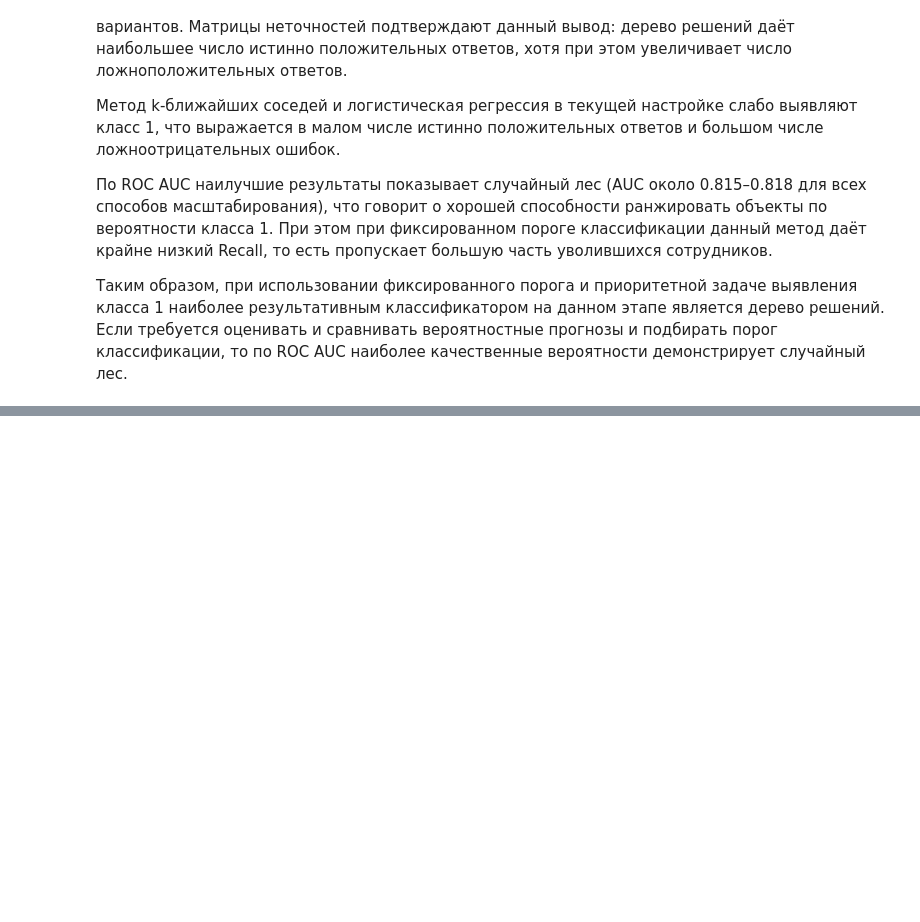
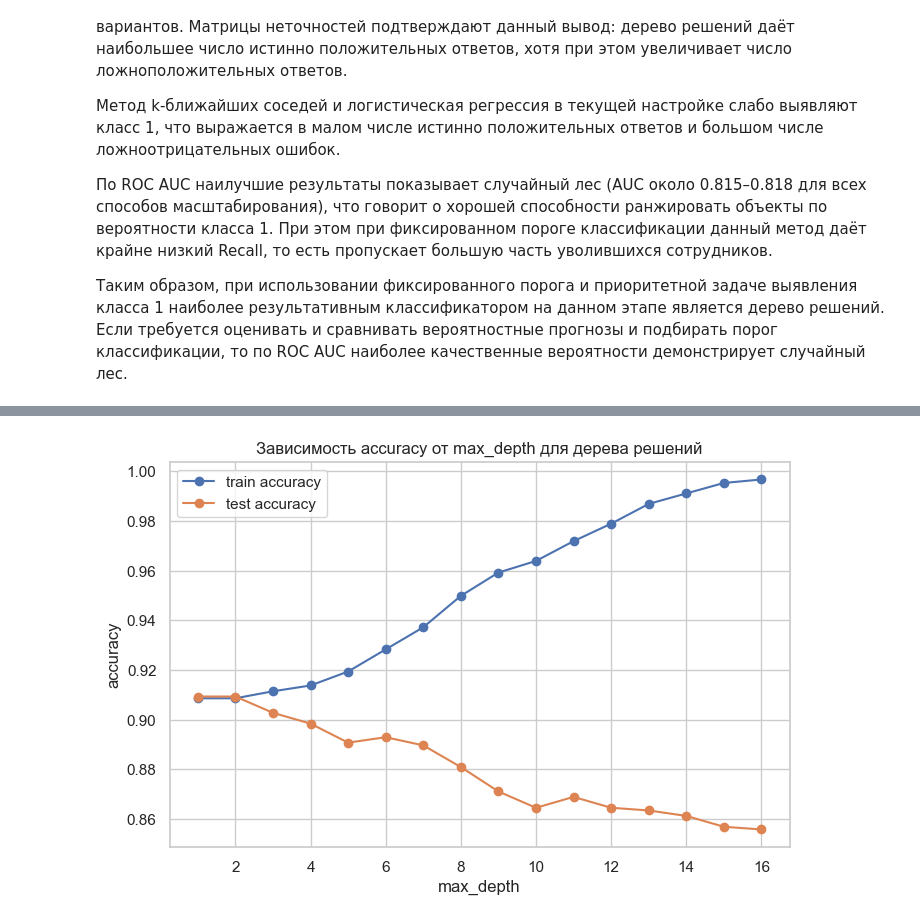
Before and after one commit to cocahonka/suai-data-science-labs, a Jupyter notebook: lab5/ЛР5_Мясников_2.ipynb, the cells around one changed output, grey strips where cells are left out. Drawn from its saved outputs; the diff is of its cells as text; code cells hidden in the pictures; blank space fills up the shorter version.

```diff
--- a/lab5/ЛР5_Мясников_2.ipynb
+++ b/lab5/ЛР5_Мясников_2.ipynb
@@ -701,0 +890,46 @@ for scaler_name in model_results:
+# %%
+from sklearn.tree import DecisionTreeClassifier
+from sklearn.metrics import accuracy_score
+import matplotlib.pyplot as plt
+
+# выбор обучающих и тестовых данных для standard scaler
+# X_train_standard – обучающая выборка признаков
+# X_test_standard – тестовая выборка признаков (аналог валидационной выборки X_valid)
+# y_train_standard, y_test_standard – соответствующие целевые переменные
+X_train_standard = scaled_data["standard"]["X_train"]
+X_test_standard = scaled_data["standard"]["X_test"]
+y_train_standard = scaled_data["standard"]["y_train"]
+y_test_standard = scaled_data["standard"]["y_test"]
+
+# диапазон значений max_depth, для которых будет оцениваться качество
+max_depth_values = list(range(1, 17))
+train_accuracies = []  # accuracy на обучающей выборке
+test_accuracies = []  # accuracy на тестовой (валидационной) выборке
+
+for current_max_depth in max_depth_values:
+    # обучение дерева решений с разной максимальной глубиной
+    dt_model = DecisionTreeClassifier(max_depth=current_max_depth, random_state=seed)
+    dt_model.fit(X_train_standard, y_train_standard)
+
+    # получение предсказаний для обучающей выборки X_train_standard (predict на X_train)
+    y_train_pred = dt_model.predict(X_train_standard)
+    train_acc = accuracy_score(y_train_standard, y_train_pred)
+    train_accuracies.append(train_acc)
+
+    # получение предсказаний для тестовой выборки X_test_standard (predict на X_valid)
+    y_test_pred = dt_model.predict(X_test_standard)
+    test_acc = accuracy_score(y_test_standard, y_test_pred)
+    test_accuracies.append(test_acc)
+
+# визуализация зависимости accuracy от max_depth для обучающей и тестовой выборок
+plt.figure(figsize=(8, 5))
+plt.plot(max_depth_values, train_accuracies, marker="o", label="train accuracy")
+plt.plot(max_depth_values, test_accuracies, marker="o", label="test accuracy")
+plt.xlabel("max_depth")
+plt.ylabel("accuracy")
+plt.title("Зависимость accuracy от max_depth для дерева решений")
+plt.grid(True)
+plt.legend()
+plt.show()
+# %% [output]
+[figure, added]
```
Also changed, not shown: parts of 9 cells of this notebook, 1 other file.
